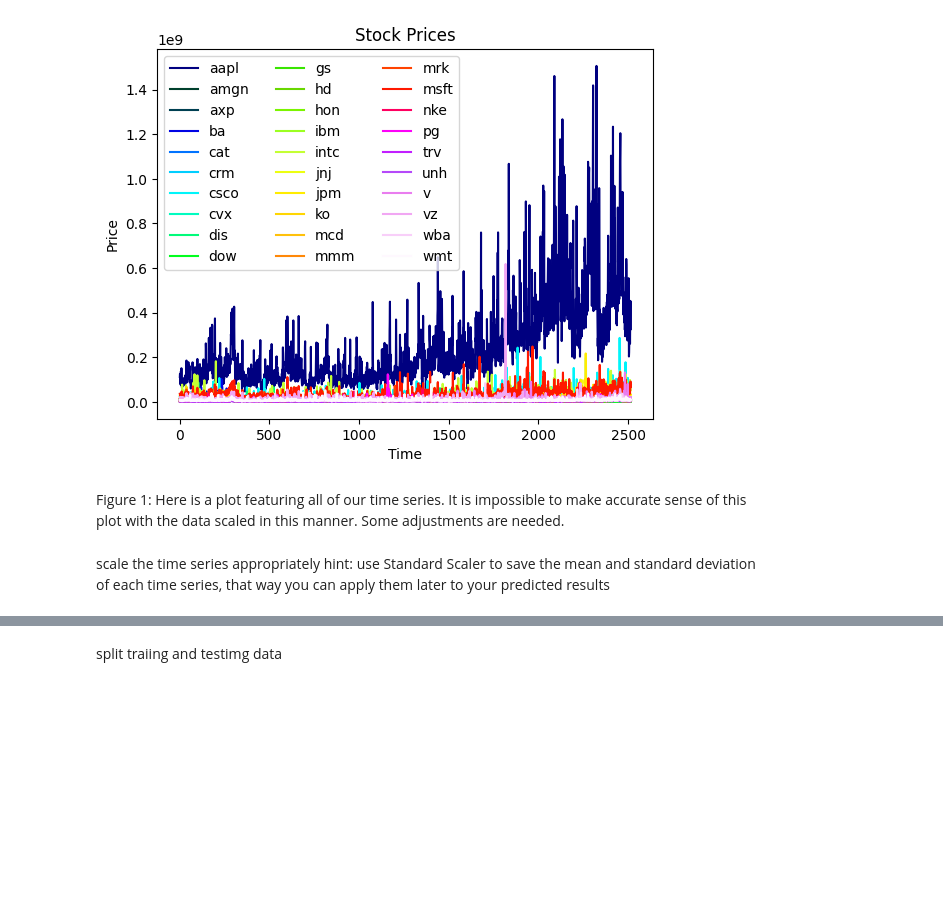
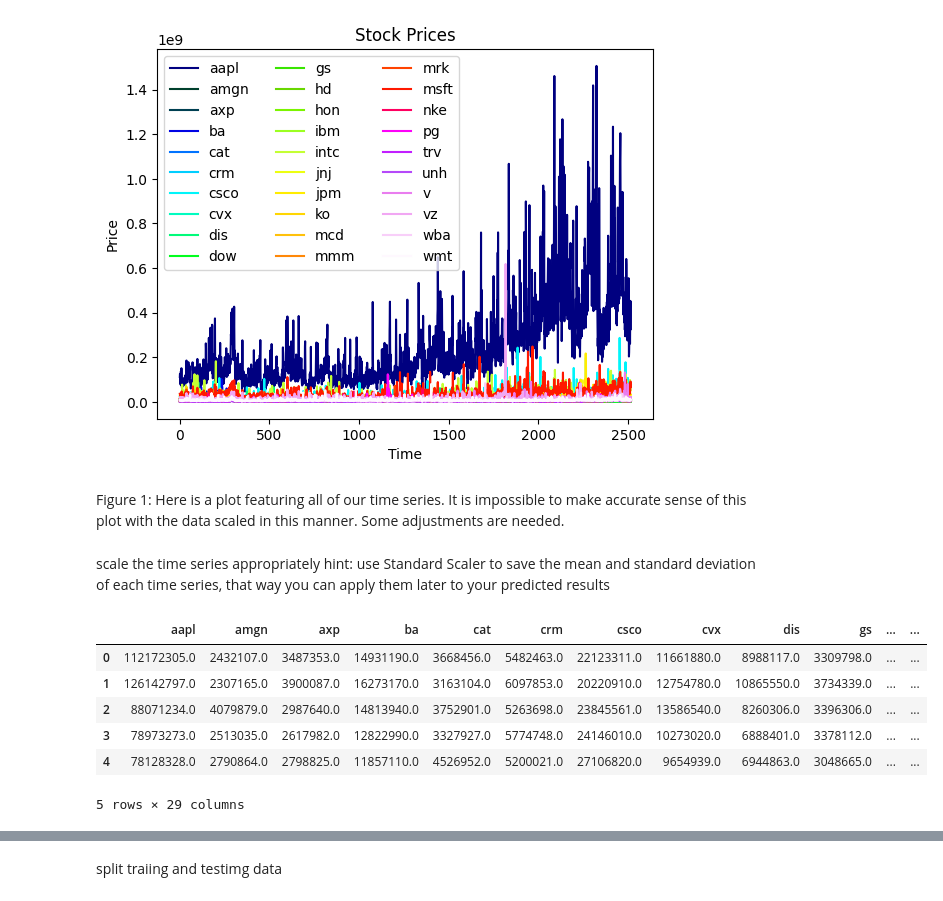
Before and after one commit to Legacy560/MLTSA25_RWolynetz, a Jupyter notebook: HW7/autoencoder_time_series_instructions_MLTSA25_RWolynetz.ipynb, the cells around one changed output, grey strips where cells are left out. Drawn from its saved outputs; the diff is of its cells as text; code cells hidden in the pictures; blank space fills up the shorter version.

```diff
--- a/HW7/autoencoder_time_series_instructions_MLTSA25_RWolynetz.ipynb
+++ b/HW7/autoencoder_time_series_instructions_MLTSA25_RWolynetz.ipynb
@@ -275,3 +275,15 @@ Figure 1: Here is a plot featuring all of our time series. It is impossible to m
 # %% [markdown]
 scale the time series appropriately
 hint: use Standard Scaler to save the mean and standard deviation of each time series, that way you can apply them later to your predicted results
+# %%
+#Get rid of the dow column
+volData = volData.drop("dow", axis = 1)
+volData.head()
+# %% [output]
+|  | aapl | amgn | axp | ba | cat | crm | csco | cvx | dis | gs | ... | ... |
+| 0 | 112172305.0 | 2432107.0 | 3487353.0 | 14931190.0 | 3668456.0 | 5482463.0 | 22123311.0 | 11661880.0 | 8988117.0 | 3309798.0 | ... | ... |
+| 1 | 126142797.0 | 2307165.0 | 3900087.0 | 16273170.0 | 3163104.0 | 6097853.0 | 20220910.0 | 12754780.0 | 10865550.0 | 3734339.0 | ... | ... |
+| 2 | 88071234.0 | 4079879.0 | 2987640.0 | 14813940.0 | 3752901.0 | 5263698.0 | 23845561.0 | 13586540.0 | 8260306.0 | 3396306.0 | ... | ... |
+| 3 | 78973273.0 | 2513035.0 | 2617982.0 | 12822990.0 | 3327927.0 | 5774748.0 | 24146010.0 | 10273020.0 | 6888401.0 | 3378112.0 | ... | ... |
+| 4 | 78128328.0 | 2790864.0 | 2798825.0 | 11857110.0 | 4526952.0 | 5200021.0 | 27106820.0 | 9654939.0 | 6944863.0 | 3048665.0 | ... | ... |
+5 rows × 29 columns
```
Also changed, not shown: parts of 23 cells of this notebook.
